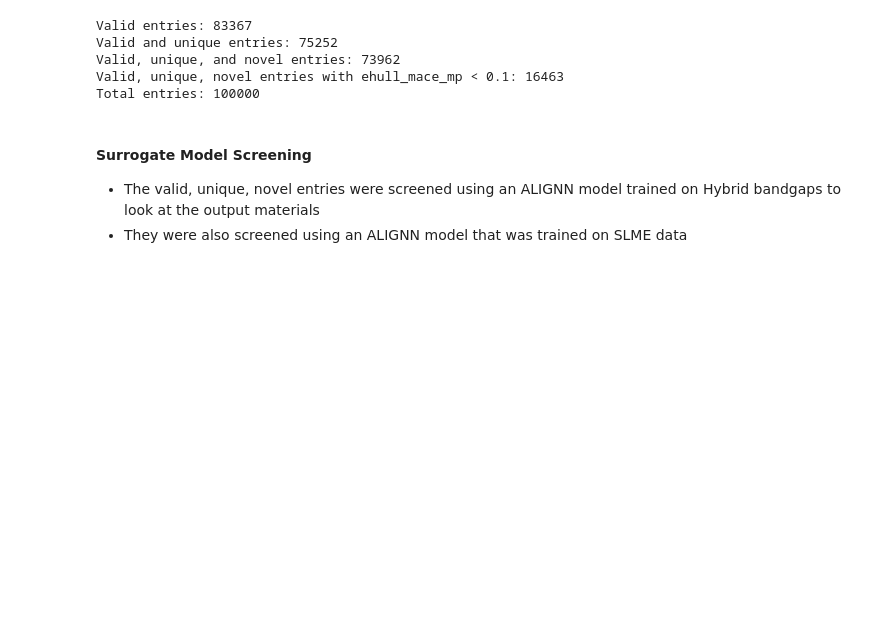
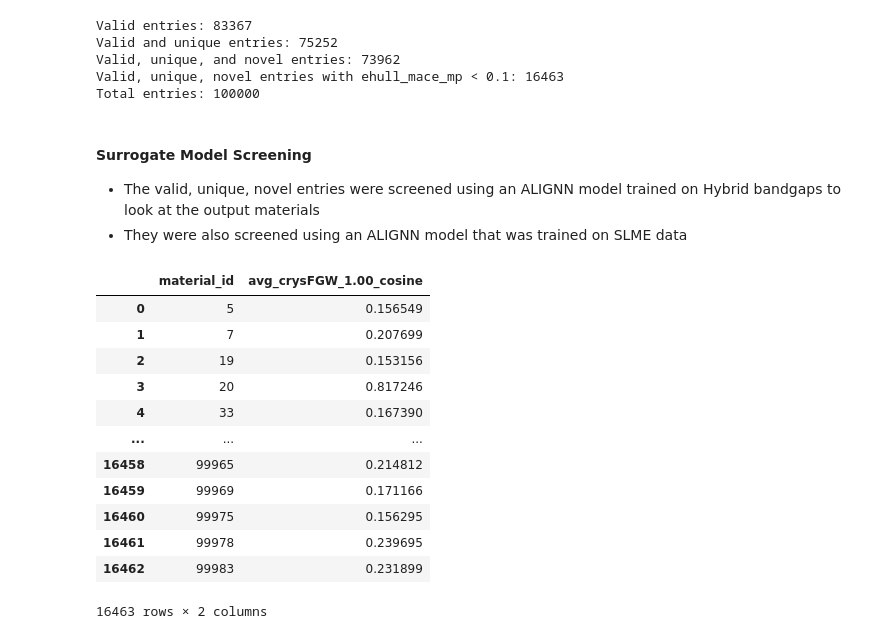
Before and after one commit to C-Bone-UCL/CrystaLLM-pi, a Jupyter notebook: notebooks/X_SLME.ipynb, the cells around one changed output. Drawn from its saved outputs; the diff is of its cells as text; code cells hidden in the pictures; blank space fills up the shorter version.

```diff
--- a/notebooks/X_SLME.ipynb
+++ b/notebooks/X_SLME.ipynb
@@ -185 +198,46 @@ Total entries: 100000
+# %%
+fgw_dists_0 = pd.read_csv('HF-databases/mpdb-slme/crystaLLM_candidates/crysFGW_0.00_cosine.csv')
+fgw_dists_05 = pd.read_csv('HF-databases/mpdb-slme/crystaLLM_candidates/crysFGW_0.50_cosine.csv')
+fgw_dists_10 = pd.read_csv('HF-databases/mpdb-slme/crystaLLM_candidates/crysFGW_1.00_cosine.csv')
+# %%
+# for each row, take the average of all the values for that row except for the column where the string in "Unnamed:0" column matches the column (comparing againbst itself for a symmetric matrix)
+
+# Exclude the diagonal (self-comparison) for each row
+material_names = fgw_dists_10['Unnamed: 0']
+avg_scores = []
+
+for idx, row in fgw_dists_10.iterrows():
+    name = row['Unnamed: 0']
+    # Get all columns except the one matching the material name
+    scores = row.drop(labels=['Unnamed: 0'])
+    # Remove self-comparison (column matching the material name)
+    if name in scores.index:
+        scores = scores.drop(labels=name)
+    avg_score = scores.mean()
+    avg_scores.append(avg_score)
+
+avg_df_10 = pd.DataFrame({
+    'material_id': material_names,
+    'avg_crysFGW_1.00_cosine': avg_scores
+})
+# %%
+# for each
+avg_df_10['material_id'] = avg_df_10['material_id'].astype(str)
+avg_df_10['material_id'] = avg_df_10['material_id'].str.replace('Generated_', '')
+avg_df_10['material_id'] = avg_df_10['material_id'].astype(int)
+avg_df_10
+# %% [output]
+|  | material_id | avg_crysFGW_1.00_cosine |
+| 0 | 5 | 0.156549 |
+| 1 | 7 | 0.207699 |
+| 2 | 19 | 0.153156 |
+| 3 | 20 | 0.817246 |
+| 4 | 33 | 0.167390 |
+| ... | ... | ... |
+| 16458 | 99965 | 0.214812 |
+| 16459 | 99969 | 0.171166 |
+| 16460 | 99975 | 0.156295 |
+| 16461 | 99978 | 0.239695 |
+| 16462 | 99983 | 0.231899 |
+16463 rows × 2 columns
 # %%
```
Also changed, not shown: parts of 6 cells of this notebook, 6 other files.
